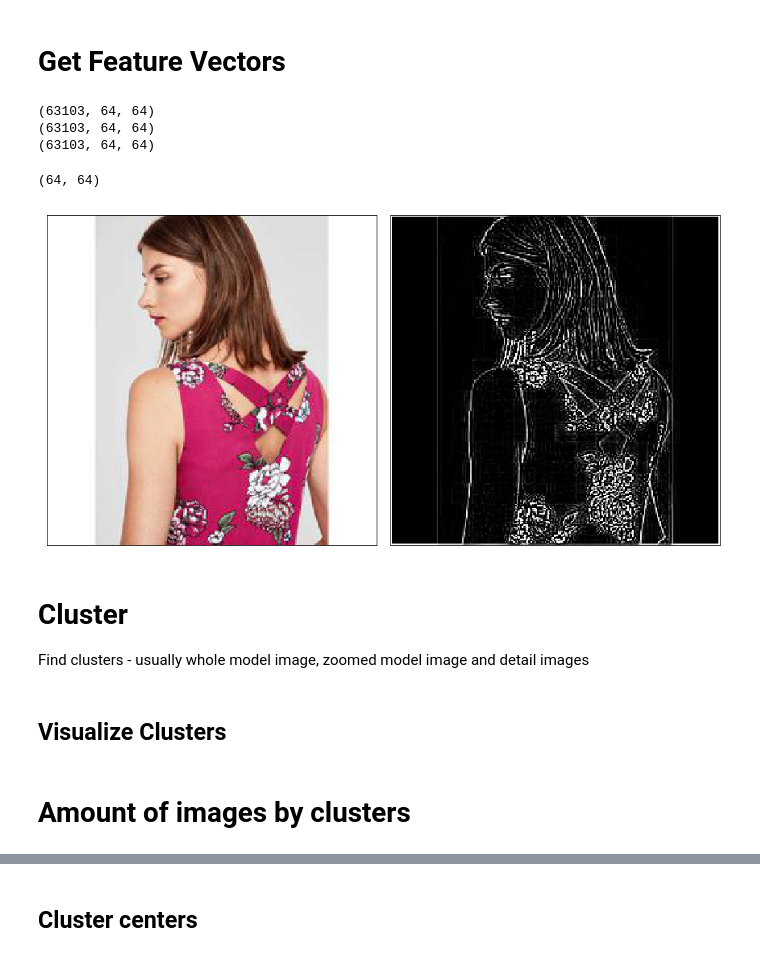
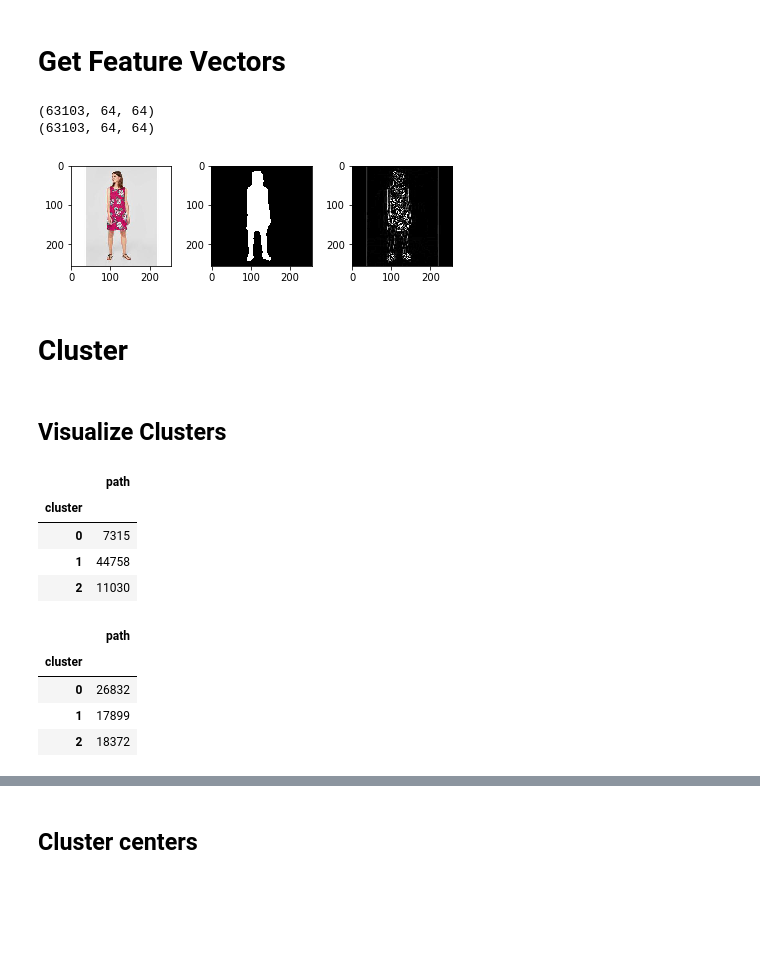
Before and after one commit to sonynka/fashion_gan, a Jupyter notebook: notebooks/cluster_model_images.ipynb, the cells around one changed output, grey strips where cells are left out. Cells and saved outputs as stored; diff of their text form; code cells hidden in the pictures; blank space fills up the shorter version.

```diff
--- a/notebooks/cluster_model_images.ipynb
+++ b/notebooks/cluster_model_images.ipynb
@@ -108,27 +74,15 @@ outlines = np.load('./data/clustering/features_outlines.npy')
 # %%
 print(edges.shape)
-print(edges_crop.shape)
-print(outlines.shape)
+print(masks.shape)
 # %% [output]
 (63103, 64, 64)
 (63103, 64, 64)
-(63103, 64, 64)
-# %%
-edges[5].shape
-# %% [output]
-(64, 64)
 # %%
-fig, axarr = plt.subplots(1, 2, figsize=(12, 9))
-axarr[0].imshow(Image.open(filelist[7]))
-axarr[1].imshow(get_edges_for_img(filelist[7], img_size=[256, 256]), cmap='gray')
-
-for ax in axarr:
-    ax.set_xticks([])
-    ax.set_yticks([])
+fig, axarr = plt.subplots(1, 3)
+axarr[0].imshow(Image.open(filelist[5]))
+axarr[1].imshow(image_utils.get_mask(filelist[5], img_size=[256, 256]), cmap='gray')
+axarr[2].imshow(image_utils.get_edges(filelist[5], img_size=[256, 256]), cmap='gray')
 
 plt.tight_layout()
 # %% [output]
-[figure, old version]
+[figure, new version]
-# %% [markdown]
-# Cluster
-Find clusters - usually whole model image, zoomed model image and detail images
@@ -142,0 +89,2 @@ joblib.dump(kmeans, './clustering/kmeans_outlines_4.pkl')
+# %% [markdown]
+# Cluster
@@ -201,5 +158,19 @@ outline3_clusters, outline3_centers = load_kmeans_model('./clustering/outlines_3
-# %% [markdown]
-# Amount of images by clusters
+# %%
+# number of images by cluster
+df_edges = pd.DataFrame(list(zip(clusters_edges, filelist)), columns=['cluster', 'path'])
+df_edges.groupby('cluster').count()
+# %% [output]
+|  | path |
+| cluster |  |
+| 0 | 7315 |
+| 1 | 44758 |
+| 2 | 11030 |
 # %%
-df2 = pd.DataFrame(list(zip(kmeans2_clusters, filelist)), columns=['cluster', 'path'])
-df2.groupby('cluster').count()
+df_thresh = pd.DataFrame(list(zip(clusters_thresh, filelist)), columns=['cluster', 'path'])
+df_thresh.groupby('cluster').count()
+# %% [output]
+|  | path |
+| cluster |  |
+| 0 | 26832 |
+| 1 | 17899 |
+| 2 | 18372 |
```
Also changed, not shown: parts of 47 cells of this notebook.
